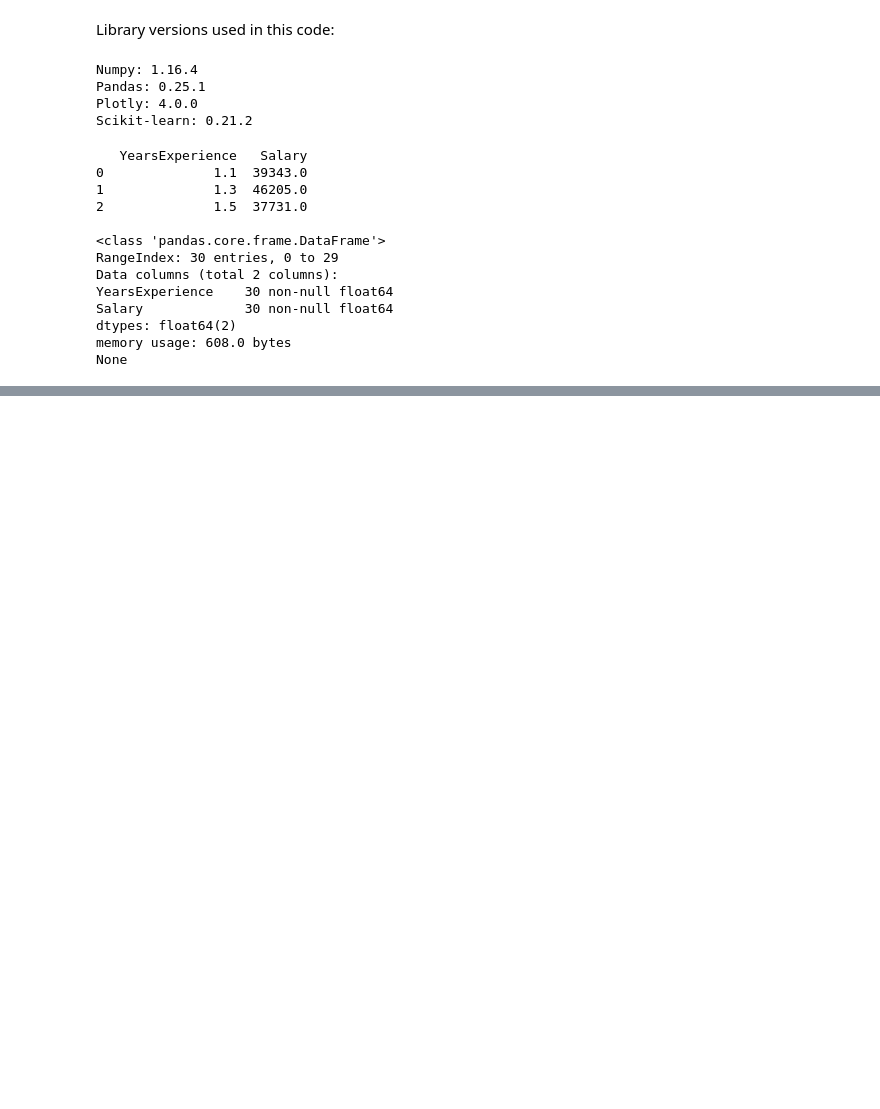
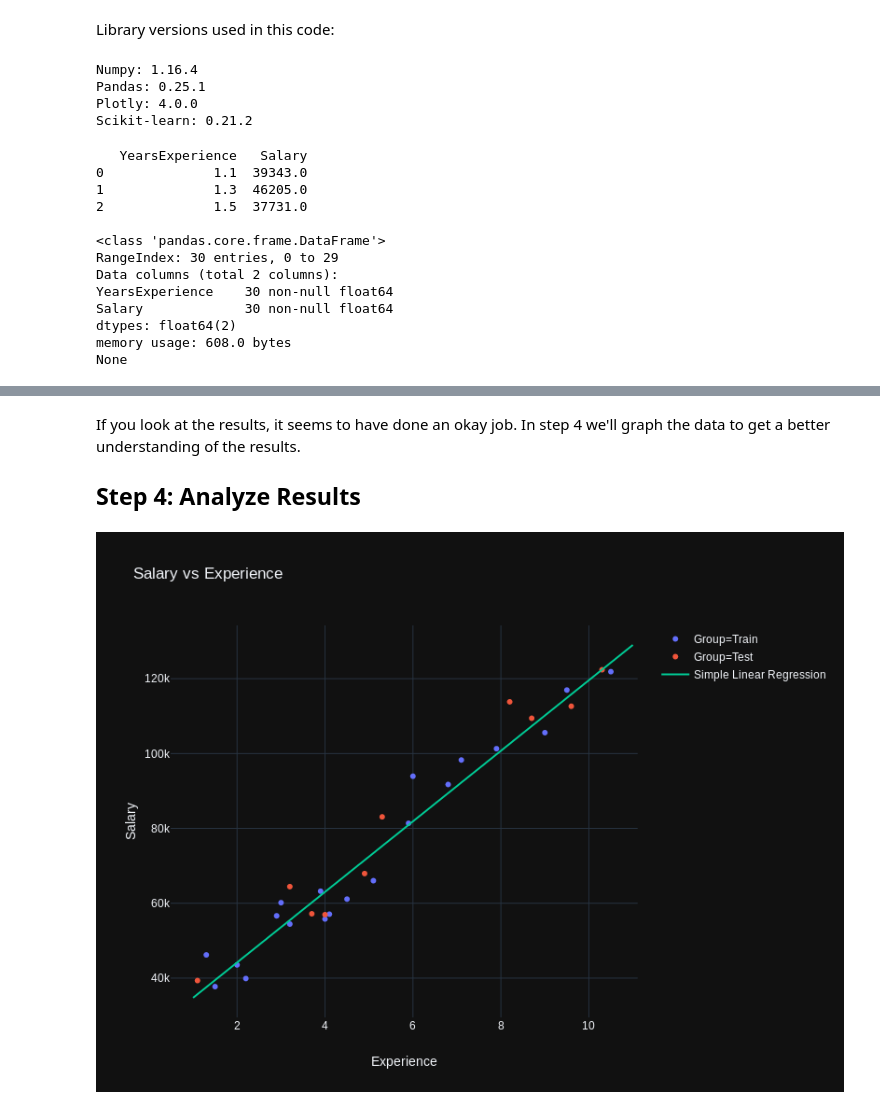
Before and after one commit to JQCoburn/Machine-Learning-A-Z, a Jupyter notebook: Part 2 - Regression/Section 4 - Simple Linear Regression/Simple Linear Regression.ipynb, the cells around one changed output, grey strips where cells are left out. Saved outputs shown, nothing was run; the diff lists cells and outputs as text; code cells hidden in the pictures; blank space fills up the shorter version.

Commit message:
Finished Simple Linear Regression analysis

```diff
--- a/Part 2 - Regression/Section 4 - Simple Linear Regression/Simple Linear Regression.ipynb
+++ b/Part 2 - Regression/Section 4 - Simple Linear Regression/Simple Linear Regression.ipynb
@@ -66,0 +67,3 @@ Note that in this case we skipped the following sections of preprocessing:
+# %%
+regressor = LinearRegression() #Create a Linear Regression model
+regressor.fit(X_train, y_train) #Train the Linear Regression model on the training data
@@ -66,0 +110,13 @@ Note that in this case we skipped the following sections of preprocessing:
+# %% [markdown]
+If you look at the results, it seems to have done an okay job. In step 4 we'll graph the data to get a better understanding of the results.
+
+## Step 4: Analyze Results
+# %%
+results = pd.DataFrame({'Experience':X_train.flatten(), 'Salary':y_train.flatten(), 'Group':['Train' for i in range(len(y_train))]})
+results = results.append(pd.DataFrame({'Experience':X_test.flatten(), 'Salary':y_test.flatten(), 'Group':['Test' for i in range(len(y_test))]}), ignore_index = True)
+
+fig = px.scatter(results, x='Experience', y='Salary', color='Group', template = 'plotly_dark', title='Salary vs Experience')
+fig.add_trace(go.Scatter(x = [1,11], y=regressor.predict([[1],[11]]), mode="lines", name="Simple Linear Regression"))
+fig.show()
+# %% [output]
+[figure, added]
```
Also changed, not shown: parts of 8 cells of this notebook.
